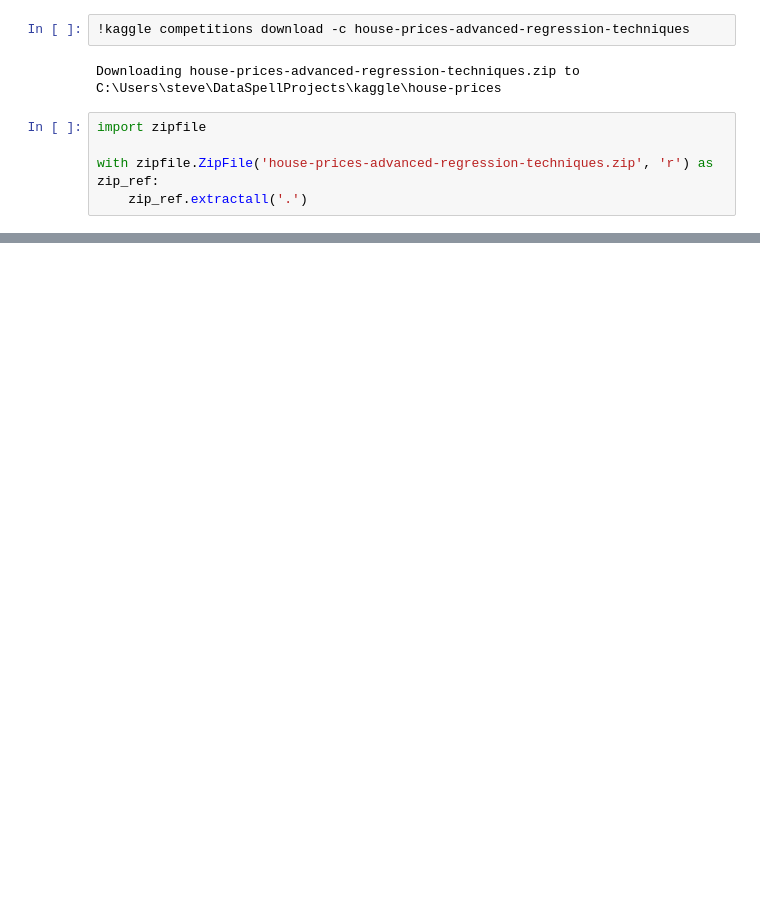
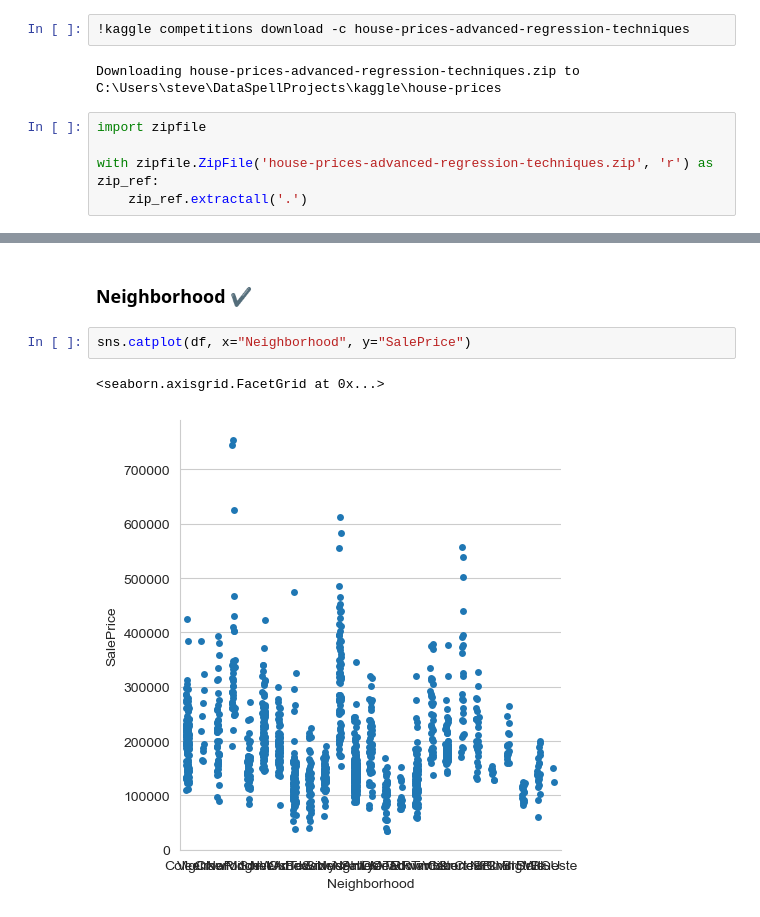
Before and after one commit to stevelukis/ml-notebooks, a Jupyter notebook: house-prices/house-prices.ipynb, the cells around one changed output, grey strips where cells are left out. Drawn from its saved outputs; the diff is of its cells as text; blank space fills up the shorter version.

```diff
--- a/house-prices/house-prices.ipynb
+++ b/house-prices/house-prices.ipynb
@@ -37,0 +121,7 @@ memory usage: 924.0+ KB
+# %% [markdown]
+### Neighborhood ✔
+# %%
+sns.catplot(df, x="Neighborhood", y="SalePrice")
+# %% [output]
+<seaborn.axisgrid.FacetGrid at 0x...>
+[figure, added]
```
Also changed, not shown: parts of 141 cells of this notebook, 1 other file.
